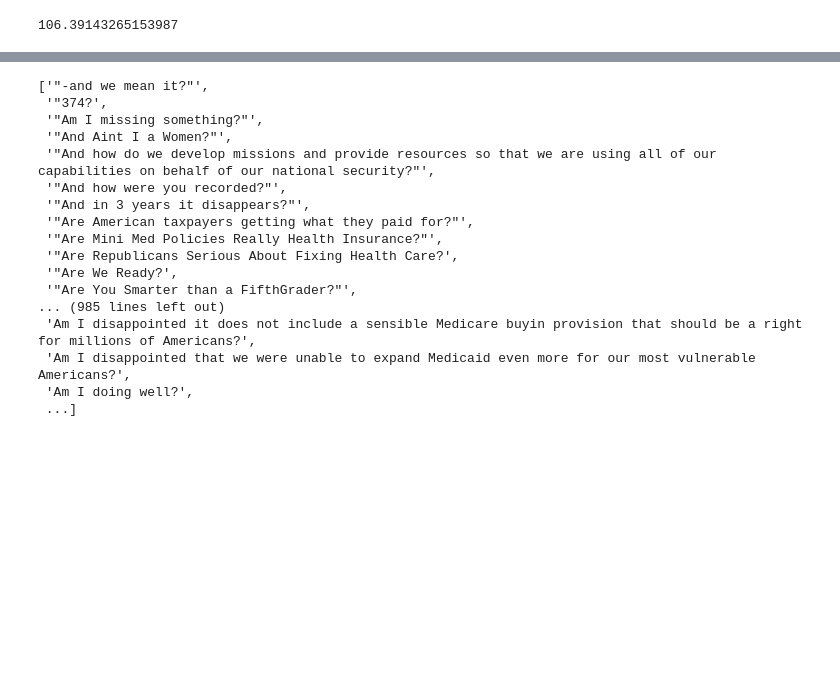
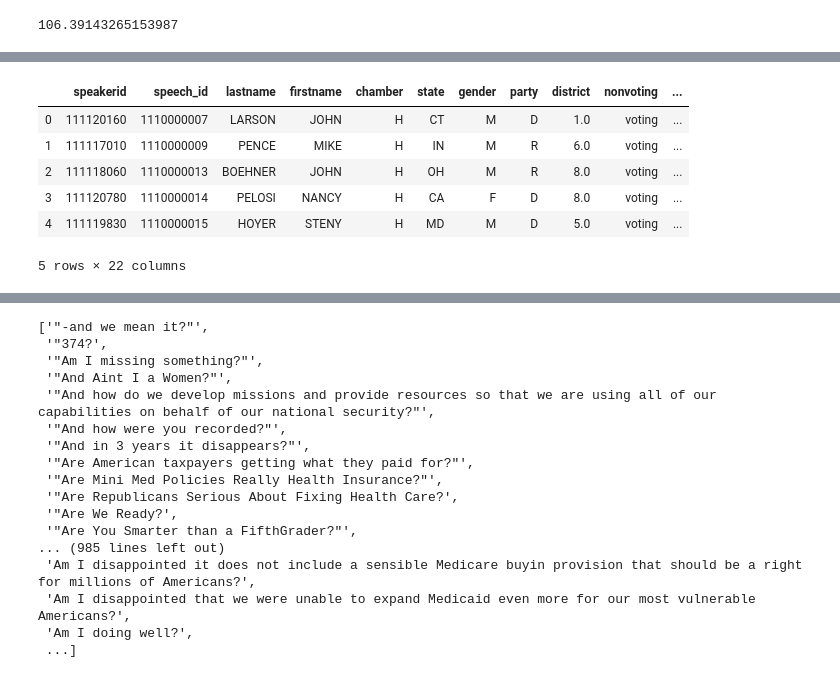
Before and after one commit to rostro36/Partisan-Responses, a Jupyter notebook: data_exploration.ipynb, the cells around one changed output, grey strips where cells are left out. Saved outputs shown, nothing was run; the diff lists cells and outputs as text; code cells hidden in the pictures; blank space fills up the shorter version.

```diff
--- a/data_exploration.ipynb
+++ b/data_exploration.ipynb
@@ -83,0 +139,12 @@ pd.DataFrame(speech[1:], columns = speech[0]).head()
+# %%
+df_merged = pd.concat([final_df, final_df.shift(-1).add_prefix('next_')], axis=1)
+# %%
+df_merged.head()
+# %% [output]
+|  | speakerid | speech_id | lastname | firstname | chamber | state | gender | party | district | nonvoting | ... |
+| 0 | 111120160 | 1110000007 | LARSON | JOHN | H | CT | M | D | 1.0 | voting | ... |
+| 1 | 111117010 | 1110000009 | PENCE | MIKE | H | IN | M | R | 6.0 | voting | ... |
+| 2 | 111118060 | 1110000013 | BOEHNER | JOHN | H | OH | M | R | 8.0 | voting | ... |
+| 3 | 111120780 | 1110000014 | PELOSI | NANCY | H | CA | F | D | 8.0 | voting | ... |
+| 4 | 111119830 | 1110000015 | HOYER | STENY | H | MD | M | D | 5.0 | voting | ... |
+5 rows × 22 columns
```
Also changed, not shown: parts of 12 cells of this notebook, 2 other files.
